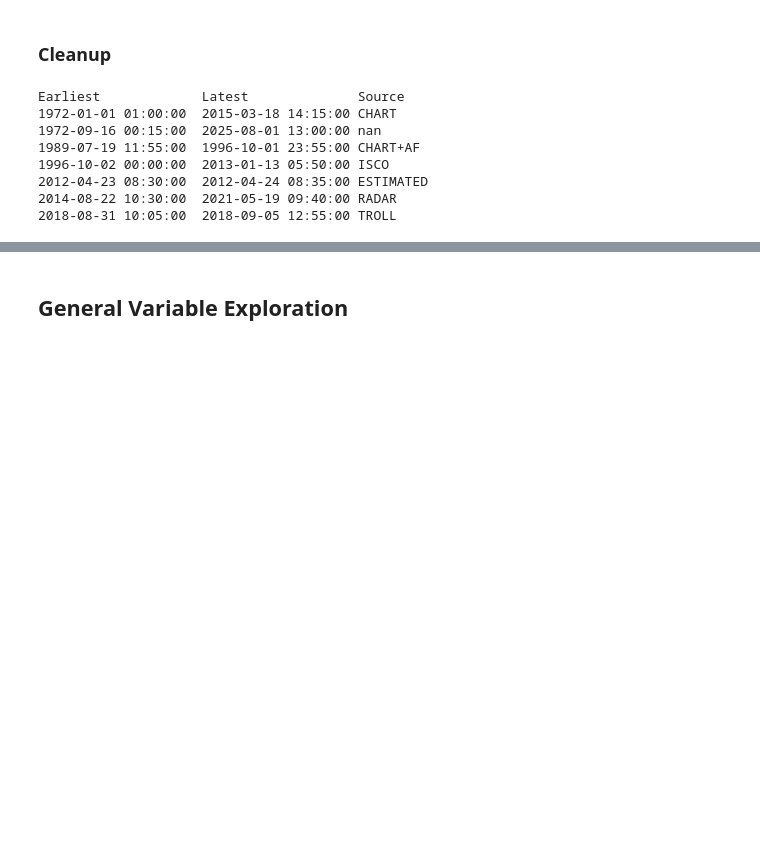
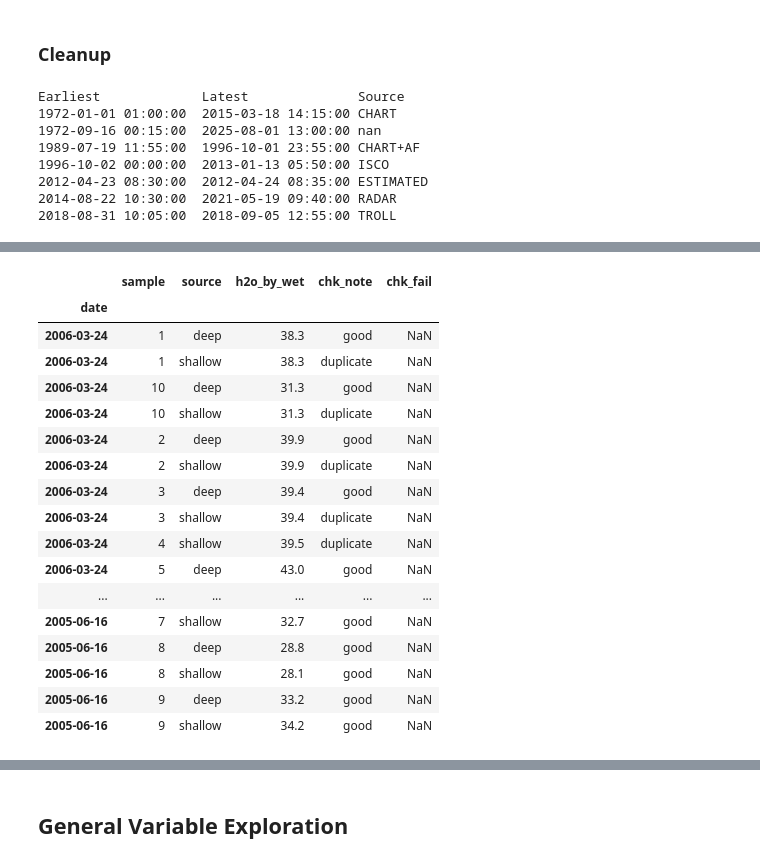
Before and after one commit to gmcginnis/info-698-capstone, a Jupyter notebook: 01_eda.ipynb, the cells around one changed output, grey strips where cells are left out. Cells and saved outputs as stored; diff of their text form; code cells hidden in the pictures; blank space fills up the shorter version.

Commit message:
testing for soil sample discrepancies

```diff
--- a/01_eda.ipynb
+++ b/01_eda.ipynb
@@ -250,0 +355,23 @@ del data_all_combined, data_all_rainfall, data_all_soil_shallow, data_all_soil_d
+# %%
+# data_deep_explore
+# pd.merge(data_soil_deep, data_soil_shallow, left_index=True, right_index=True, how='inner')
+data_deep_join = data_soil_deep.reset_index()
+data_deep_join['source'] = 'deep'
+data_shallow_join = data_soil_shallow.reset_index()
+data_shallow_join['source'] = 'shallow'
+# pd.merge(data_deep_join, data_shallow_join, left_on = ["date", "depth"], right_on = ["date", "depth"])
+# pd.merge(data_deep_join, data_shallow_join, on='date', how='inner')
+# data_joined = pd.concat([data_deep_join, data_shallow_join], names=['source'])
+data_joined = pd.concat([data_deep_join, data_shallow_join])
+data_joined = data_joined.sort_values(by=['date', 'sample'])
+
+# print("Filtered DataFrame showing entries with repeated categoryB on the same date:")
+# data_joined = data_joined.set_index('date')
+# filtered_df['sample'] = filtered_df['sample'].astype('int')
+# filtered_df = filtered_df.sort_values(by='sample')
+# filtered_df = filtered_df.sort_index()
+data_joined = data_joined[data_joined['depth'].isin(["0-10","1-10"])]
+data_joined = data_joined.set_index('date')
+data_joined = data_joined.loc[data_deep_explore.index.unique()]
+data_joined
+# data_soil_shallow.loc[filtered_df.index.unique()].sort_index()
@@ -250,0 +393,38 @@ del data_all_combined, data_all_rainfall, data_all_soil_shallow, data_all_soil_d
+# %%
+data_deep_filtered = data_soil_deep[data_soil_deep['depth'] == "0-10"].sort_index()
+data_deep_filtered = data_deep_filtered.drop('depth', axis=1)
+data_deep_filtered = data_deep_filtered.reset_index()
+
+data_shallow_filtered = data_soil_shallow.sort_index()[data_deep_filtered.index[0]:data_deep_filtered.index[-1]]
+data_shallow_filtered = data_shallow_filtered.drop('depth', axis=1)
+data_shallow_filtered = data_shallow_filtered.reset_index()
+# # data_shallow_filtered['depth'].unique()
+# pd.merge(data_deep_filtered, data_shallow_filtered, on=['date', 'sample', 'depth'], how='inner')
+# data_deep_filtered.compare(data_shallow_filtered)
+# pd.concat([data_deep_filtered, data_shallow_filtered]).drop_duplicates(keep=False)
+
+# data_joined_mini = data_joined.drop('depth', axis=1).drop('source',axis=1)
+data_joined_mini = data_joined.drop('depth', axis=1)
+# data_joined_mini = data_joined_mini.drop_duplicates(keep=False)
+data_joined_mini = data_joined_mini.drop_duplicates(subset=data_joined_mini.columns.difference(['source']), keep=False)
+data_joined_mini = data_joined_mini[['sample', 'source', 'h2o_by_wet', 'chk_note', 'chk_fail']]
+data_joined_mini
+# %% [output]
+|  | sample | source | h2o_by_wet | chk_note | chk_fail |
+| date |  |  |  |  |  |
+| 2006-03-24 | 1 | deep | 38.3 | good | NaN |
+| 2006-03-24 | 1 | shallow | 38.3 | duplicate | NaN |
+| 2006-03-24 | 10 | deep | 31.3 | good | NaN |
+| 2006-03-24 | 10 | shallow | 31.3 | duplicate | NaN |
+| 2006-03-24 | 2 | deep | 39.9 | good | NaN |
+| 2006-03-24 | 2 | shallow | 39.9 | duplicate | NaN |
+| 2006-03-24 | 3 | deep | 39.4 | good | NaN |
+| 2006-03-24 | 3 | shallow | 39.4 | duplicate | NaN |
+| 2006-03-24 | 4 | shallow | 39.5 | duplicate | NaN |
+| 2006-03-24 | 5 | deep | 43.0 | good | NaN |
+| ... | ... | ... | ... | ... | ... |
+| 2005-06-16 | 7 | shallow | 32.7 | good | NaN |
+| 2005-06-16 | 8 | deep | 28.8 | good | NaN |
+| 2005-06-16 | 8 | shallow | 28.1 | good | NaN |
+| 2005-06-16 | 9 | deep | 33.2 | good | NaN |
+| 2005-06-16 | 9 | shallow | 34.2 | good | NaN |
```
Also changed, not shown: parts of 17 cells of this notebook.
